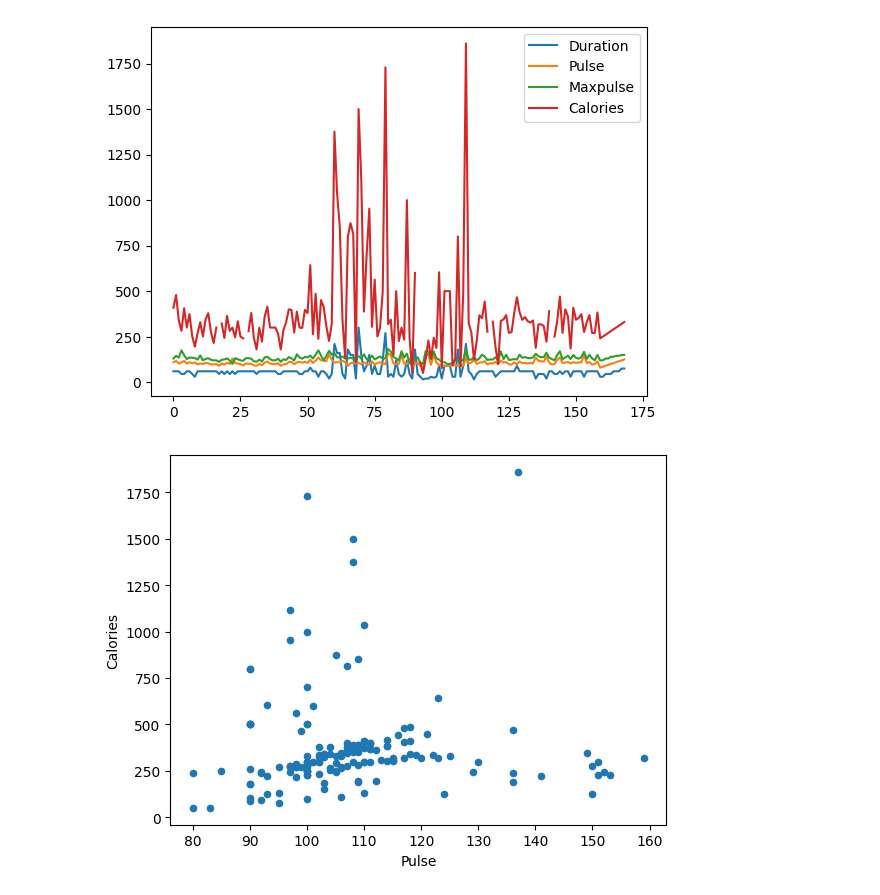
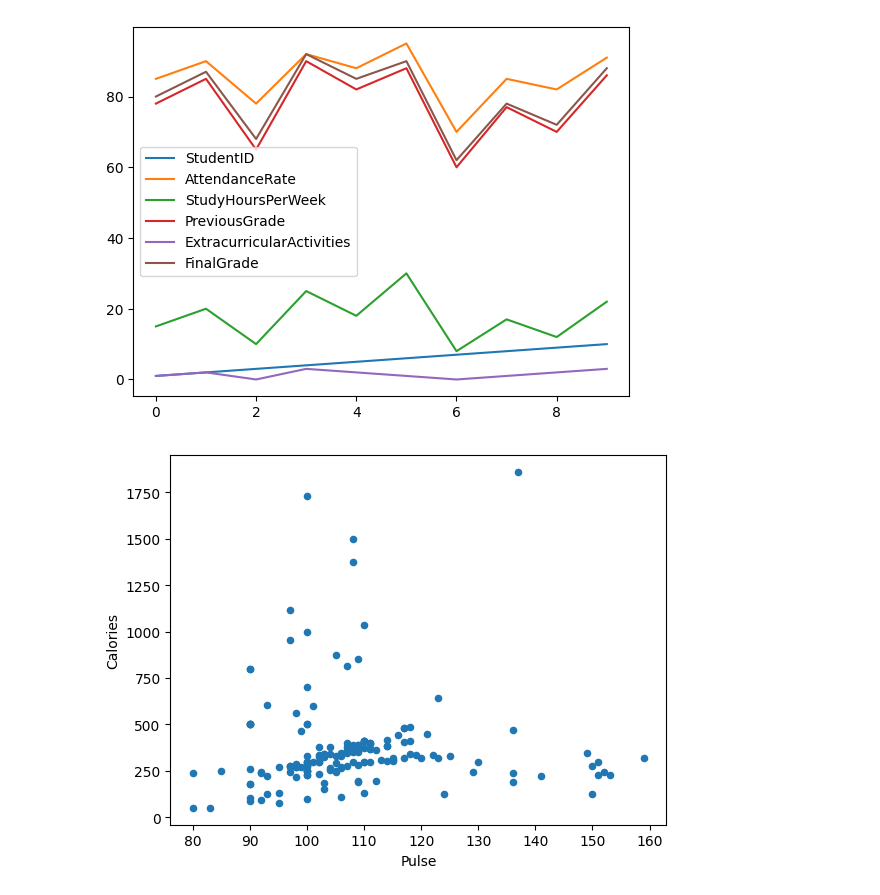
Before and after one commit to Kailas-lab/Pandas, a Jupyter notebook: ploat.ipynb, the cells around one changed output. Saved outputs shown, nothing was run; the diff lists cells and outputs as text; code cells hidden in the pictures.

```diff
--- a/ploat.ipynb
+++ b/ploat.ipynb
@@ -1,12 +1,12 @@
 # %%
 import pandas as pd # type: ignore
 import matplotlib.pyplot as plt # type: ignore
 
-df = pd.read_csv('data.csv')
+df = pd.read_csv('student.csv')
 
 df.plot()
 
 plt.show()
 # %% [output]
-[figure, old version]
+[figure, new version]
 # %%
```
Also changed, not shown: parts of 1 cell of this notebook, 14 other files.
